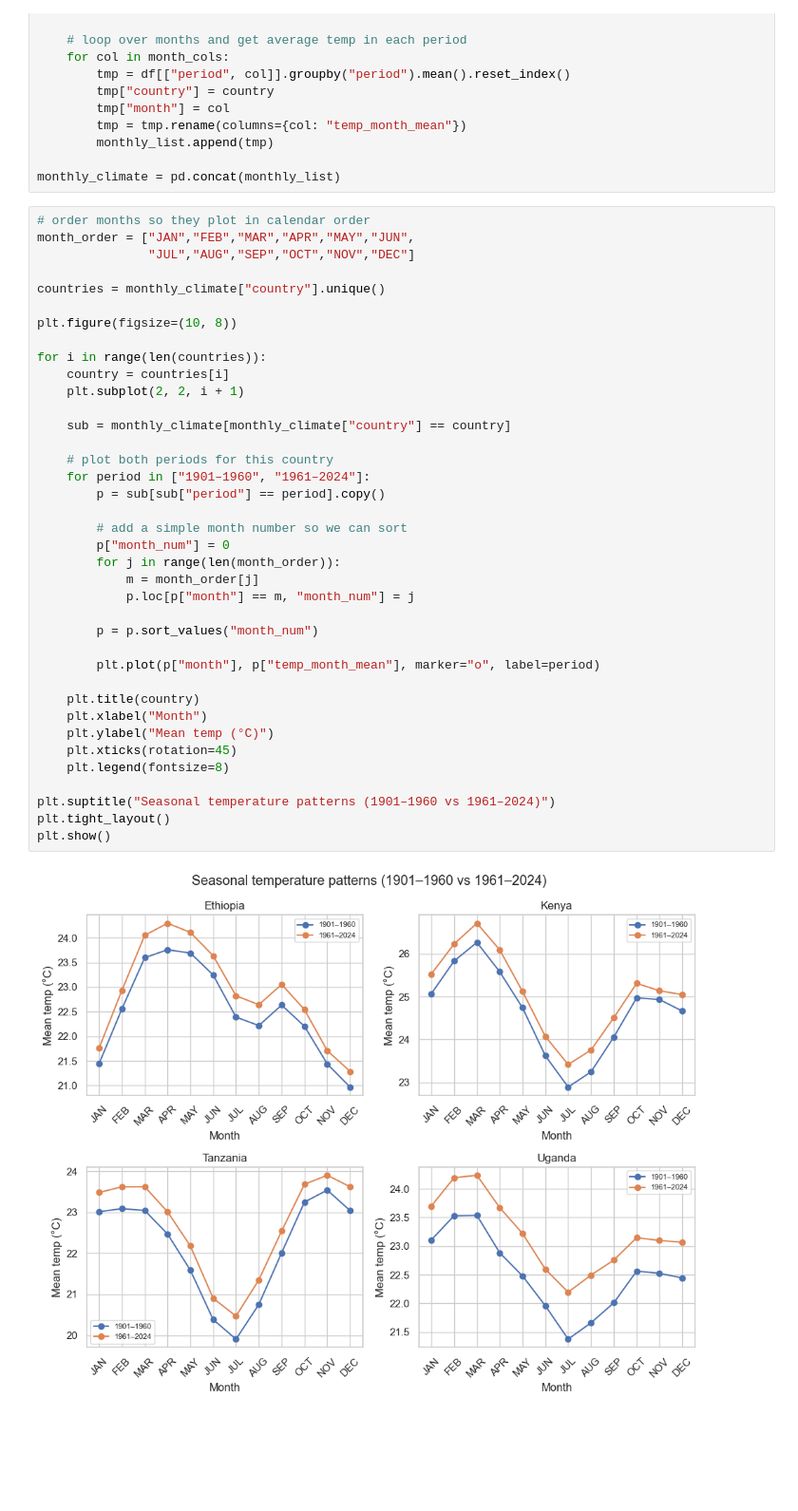
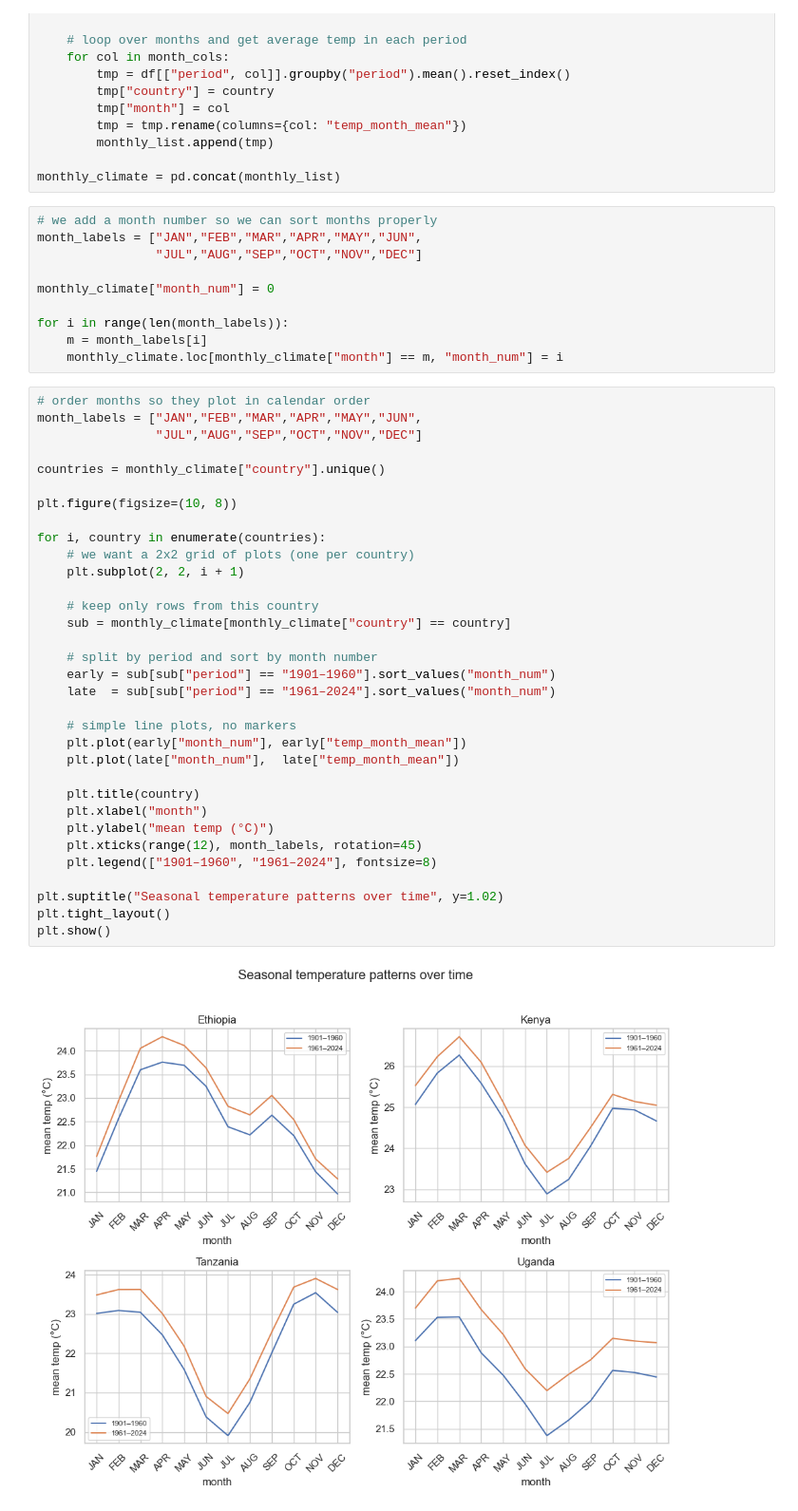
Before and after one commit to venusony/Climate-Malnutrition-EastAfrica, a Jupyter notebook: climate plus region data/_climate_context.ipynb, the cells around one changed output. Shown at 95% size. Saved outputs shown, nothing was run; the diff lists cells and outputs as text; blank space fills up the shorter version.

Commit message:
notebook on climate visualizations done

```diff
--- a/climate plus region data/_climate_context.ipynb
+++ b/climate plus region data/_climate_context.ipynb
@@ -317,43 +327,48 @@ for country, fname in cru_temp_files.items():
         monthly_list.append(tmp)
 
 monthly_climate = pd.concat(monthly_list)
+# %%
+# we add a month number so we can sort months properly
+month_labels = ["JAN","FEB","MAR","APR","MAY","JUN",
+                "JUL","AUG","SEP","OCT","NOV","DEC"]
+
+monthly_climate["month_num"] = 0
+
+for i in range(len(month_labels)):
+    m = month_labels[i]
+    monthly_climate.loc[monthly_climate["month"] == m, "month_num"] = i
 # %%
 # order months so they plot in calendar order
-month_order = ["JAN","FEB","MAR","APR","MAY","JUN",
-               "JUL","AUG","SEP","OCT","NOV","DEC"]
+month_labels = ["JAN","FEB","MAR","APR","MAY","JUN",
+                "JUL","AUG","SEP","OCT","NOV","DEC"]
 
 countries = monthly_climate["country"].unique()
 
 plt.figure(figsize=(10, 8))
 
-for i in range(len(countries)):
-    country = countries[i]
+for i, country in enumerate(countries):
+    # we want a 2x2 grid of plots (one per country)
     plt.subplot(2, 2, i + 1)
 
+    # keep only rows from this country
     sub = monthly_climate[monthly_climate["country"] == country]
 
-    # plot both periods for this country
-    for period in ["1901–1960", "1961–2024"]:
-        p = sub[sub["period"] == period].copy()
+    # split by period and sort by month number
+    early = sub[sub["period"] == "1901–1960"].sort_values("month_num")
+    late  = sub[sub["period"] == "1961–2024"].sort_values("month_num")
 
-        # add a simple month number so we can sort
-        p["month_num"] = 0
-        for j in range(len(month_order)):
-            m = month_order[j]
-            p.loc[p["month"] == m, "month_num"] = j
-
-        p = p.sort_values("month_num")
-
-        plt.plot(p["month"], p["temp_month_mean"], marker="o", label=period)
+    # simple line plots, no markers
+    plt.plot(early["month_num"], early["temp_month_mean"])
+    plt.plot(late["month_num"],  late["temp_month_mean"])
 
     plt.title(country)
-    plt.xlabel("Month")
-    plt.ylabel("Mean temp (°C)")
-    plt.xticks(rotation=45)
-    plt.legend(fontsize=8)
+    plt.xlabel("month")
+    plt.ylabel("mean temp (°C)")
+    plt.xticks(range(12), month_labels, rotation=45)
+    plt.legend(["1901–1960", "1961–2024"], fontsize=8)
 
-plt.suptitle("Seasonal temperature patterns (1901–1960 vs 1961–2024)")
+plt.suptitle("Seasonal temperature patterns over time", y=1.02)
 plt.tight_layout()
 plt.show()
 # %% [output]
-[figure, old version]
+[figure, new version]
```
Also changed, not shown: parts of 10 cells of this notebook.
